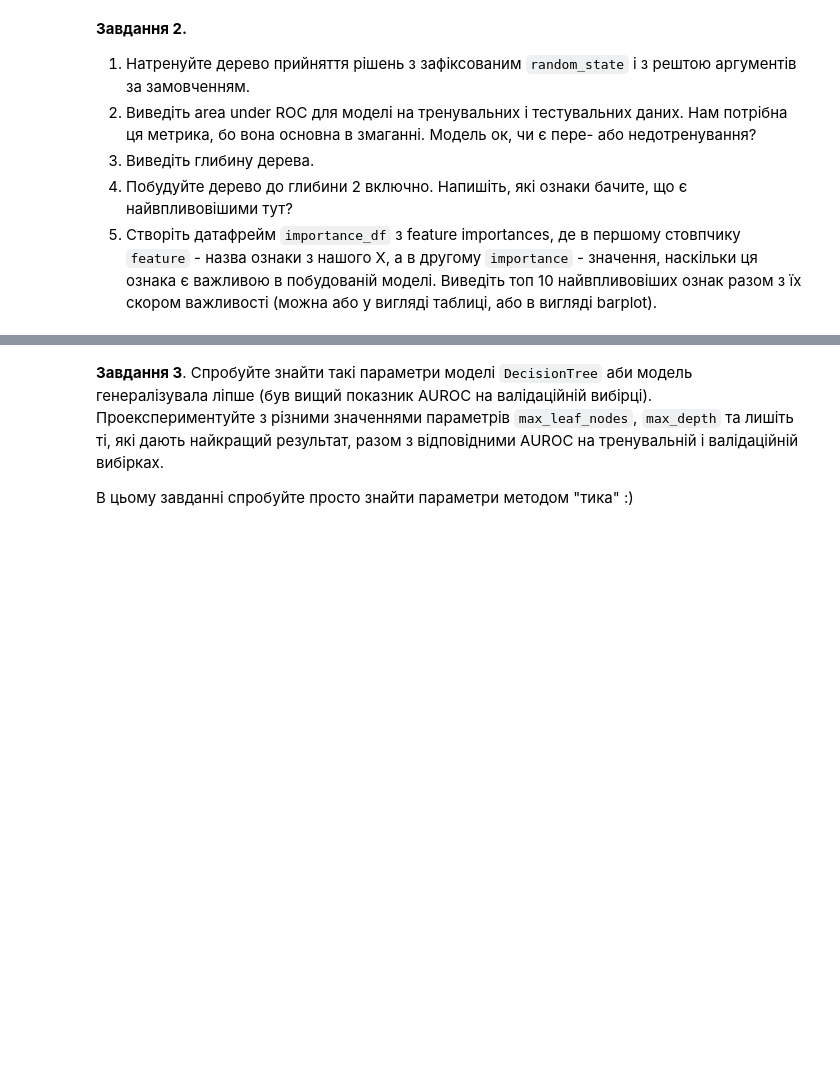
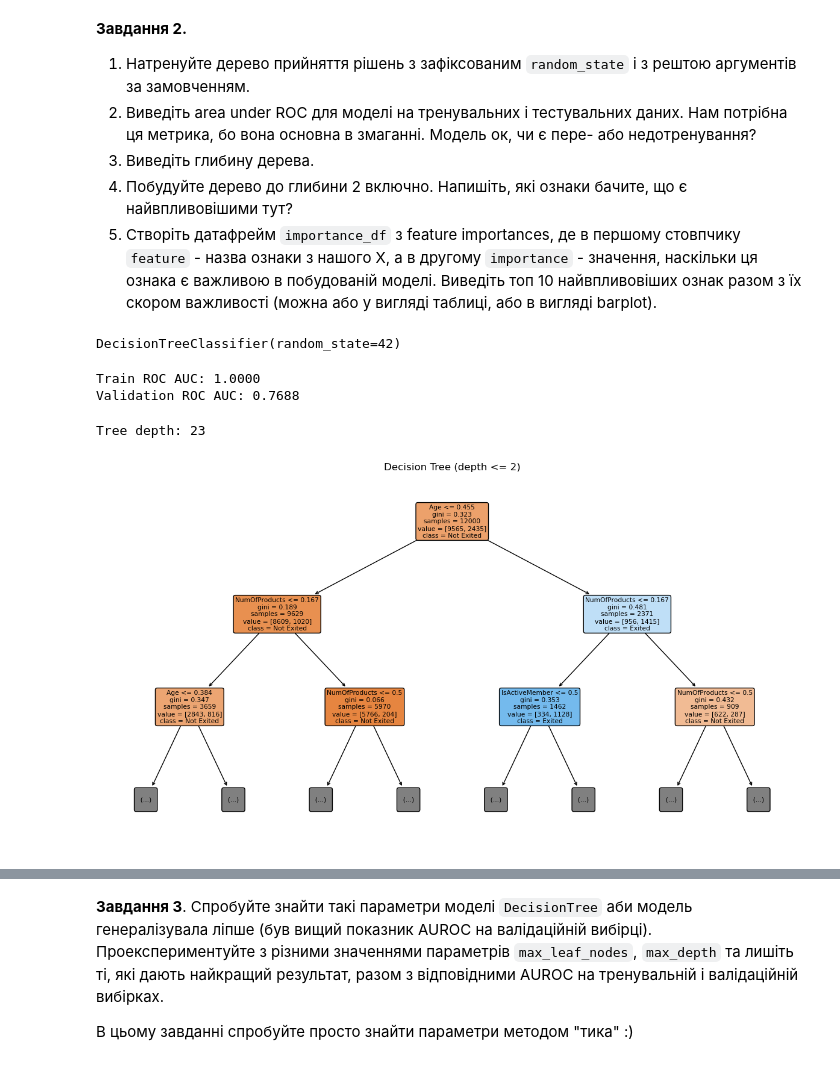
Before and after one commit to LiubovRev/Fake-News-Detector, a Jupyter notebook: decision_trees/HW_2_3_Дерева_прийняття_рішень.ipynb, the cells around one changed output, grey strips where cells are left out. Saved outputs shown, nothing was run; the diff lists cells and outputs as text; code cells hidden in the pictures; blank space fills up the shorter version.

```diff
--- a/decision_trees/HW_2_3_Дерева_прийняття_рішень.ipynb
+++ b/decision_trees/HW_2_3_Дерева_прийняття_рішень.ipynb
@@ -36,0 +47,5 @@
+# %%
+train_df = pd.read_csv("train.csv")
+test_df = pd.read_csv("test.csv")
+# %%
+X_train, y_train, X_val, y_val, input_cols, scaler, encoder, numeric_cols, categorical_cols = preprocess_data(train_df, scaler_numeric=True)
@@ -41,3 +76,38 @@
 3. Виведіть глибину дерева.
 4. Побудуйте дерево до глибини 2 включно. Напишіть, які ознаки бачите, що є найвпливовішими тут?
 5. Створіть датафрейм `importance_df` з feature importances, де в першому стовпчику `feature` - назва ознаки з нашого Х, а в другому `importance` - значення, наскільки ця ознака є важливою в побудованій моделі. Виведіть топ 10 найвпливовіших ознак разом з їх скором важливості (можна або у вигляді таблиці, або в вигляді barplot).
+# %%
+model = DecisionTreeClassifier(random_state=42)
+model.fit(X_train, y_train)
+# %% [output]
+DecisionTreeClassifier(random_state=42)
+# %%
+# Передбачення ймовірностей для позитивного класу
+train_probs = model.predict_proba(X_train)[:, 1]
+val_probs = model.predict_proba(X_val)[:, 1]
+
+# Обчислюємо AUC
+train_auc = roc_auc_score(y_train, train_probs)
+val_auc = roc_auc_score(y_val, val_probs)
+
+print(f"Train ROC AUC: {train_auc:.4f}")
+print(f"Validation ROC AUC: {val_auc:.4f}")
+# %% [output]
+Train ROC AUC: 1.0000
+Validation ROC AUC: 0.7688
+# %%
+print("Tree depth:", model.get_depth())
+# %% [output]
+Tree depth: 23
+# %%
+plt.figure(figsize=(15, 8))
+plot_tree(model,
+          feature_names=X_train.columns,
+          class_names=['Not Exited', 'Exited'],
+          max_depth=2,
+          filled=True,
+          rounded=True)
+plt.title("Decision Tree (depth <= 2)")
+plt.show()
+# %% [output]
+[figure, added]
```
Also changed, not shown: parts of 19 cells of this notebook, 4 other files.
